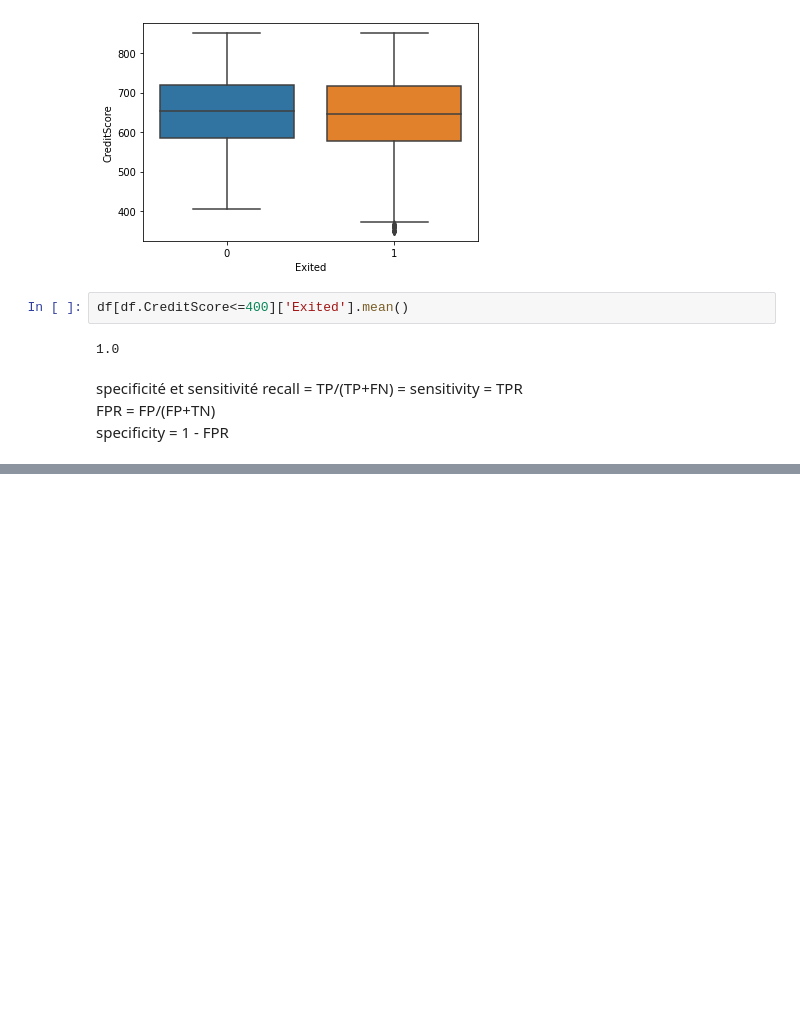
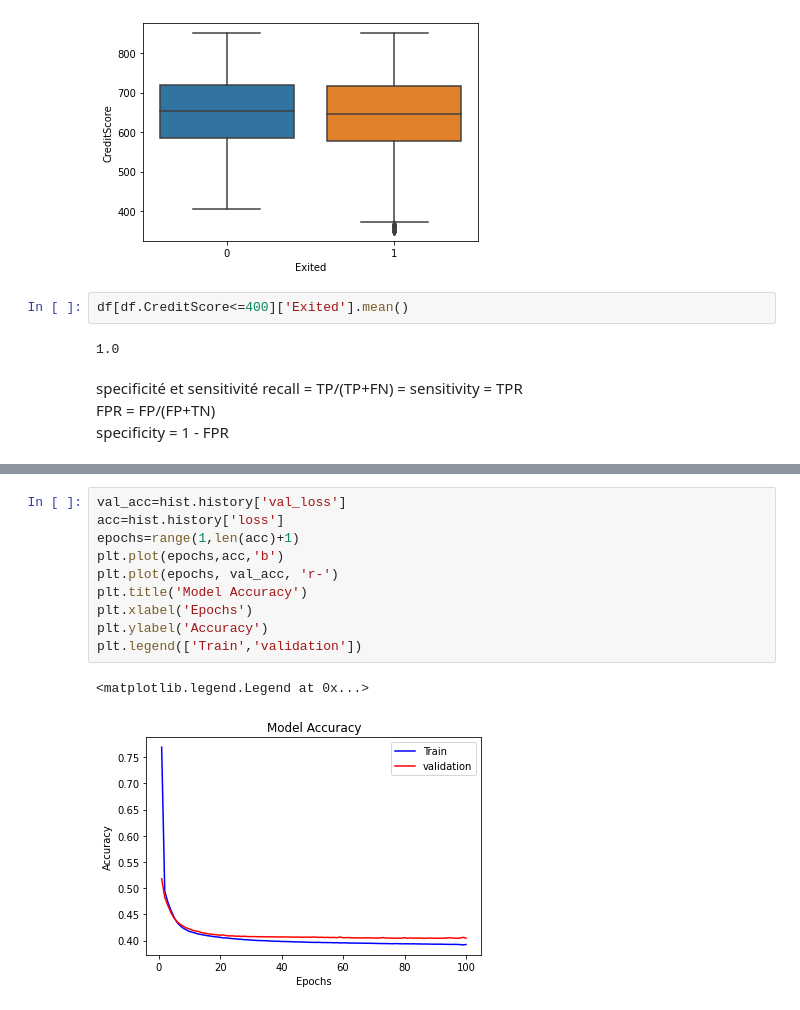
Before and after one commit to aws3ma/deep-learning, a Jupyter notebook: Atelier_1.ipynb, the cells around one changed output, grey strips where cells are left out. Cells and saved outputs as stored; diff of their text form; blank space fills up the shorter version.

```diff
--- a/Atelier_1.ipynb
+++ b/Atelier_1.ipynb
@@ -215,0 +290,13 @@ specificity = 1 - FPR
+# %%
+val_acc=hist.history['val_loss']
+acc=hist.history['loss']
+epochs=range(1,len(acc)+1)
+plt.plot(epochs,acc,'b')
+plt.plot(epochs, val_acc, 'r-')
+plt.title('Model Accuracy')
+plt.xlabel('Epochs')
+plt.ylabel('Accuracy')
+plt.legend(['Train','validation'])
+# %% [output]
+<matplotlib.legend.Legend at 0x...>
+[figure, added]
```
Also changed, not shown: parts of 22 cells of this notebook.
